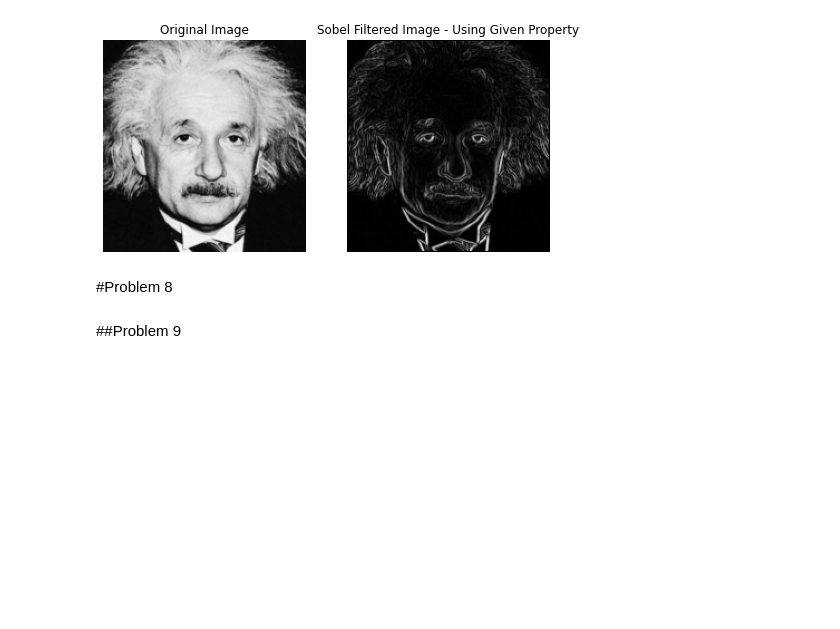
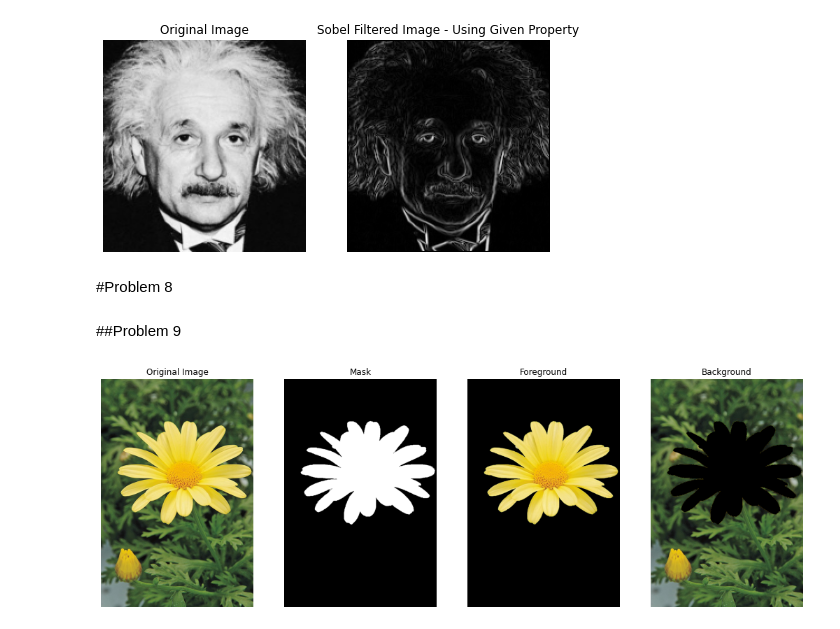
Before and after one commit to HashikaChathubhashaka/Image_Processing_Assignment, a Jupyter notebook: codes.ipynb, the cells around one changed output. Drawn from its saved outputs; the diff is of its cells as text; code cells hidden in the pictures; blank space fills up the shorter version.

```diff
--- a/codes.ipynb
+++ b/codes.ipynb
@@ -464,0 +463,49 @@ im = cv.imread()
+# %%
+im = cv.imread("flower.jpg",cv.IMREAD_COLOR) #getting the image
+
+fig, ax = plt.subplots(1, 4, figsize=(18, 6))
+
+ax[0].imshow(cv.cvtColor(im, cv.COLOR_BGR2RGB))
+ax[0].set_title("Original Image")
+ax[0].axis("off")
+
+
+mask = np.zeros(im.shape[:2], np.uint8) #taking mask as original size of image
+#to select rectangle area
+rect = (0, 90, 800, 500)
+fgdModel = np.zeros((1, 65), np.float64)
+bgdModel = np.zeros((1, 65), np.float64)
+
+cv.grabCut(im, mask, rect, bgdModel, fgdModel, 6, cv.GC_INIT_WITH_RECT)
+
+# mask-0 --> Definite background
+# mask-1 --> Definite forground
+# mask-2 --> Probable background
+# mask-3 --> Probable forground
+
+#forground mask
+mask1 = np.where((mask==0) | (mask==2), 0, 1).astype("uint8")
+foreground_image = im*mask1[:, :, np.newaxis]
+
+#background mask
+mask2 = np.where((mask==1) | (mask==3), 0, 1).astype("uint8")
+background_image = im*mask2[:, :, np.newaxis]
+
+
+
+#after the segmantation
+ax[1].imshow(mask1, cmap = "gray")
+ax[1].set_title("Mask")
+ax[1].axis("off")
+
+ax[2].imshow(cv.cvtColor(foreground_image, cv.COLOR_BGR2RGB))
+ax[2].set_title("Foreground")
+ax[2].axis("off")
+
+ax[3].imshow(cv.cvtColor(background_image, cv.COLOR_BGR2RGB))
+ax[3].set_title("Background")
+ax[3].axis("off")
+
+plt.show()
+# %% [output]
+[figure, added]
```
Also changed, not shown: parts of 2 cells of this notebook, 1 other file.
